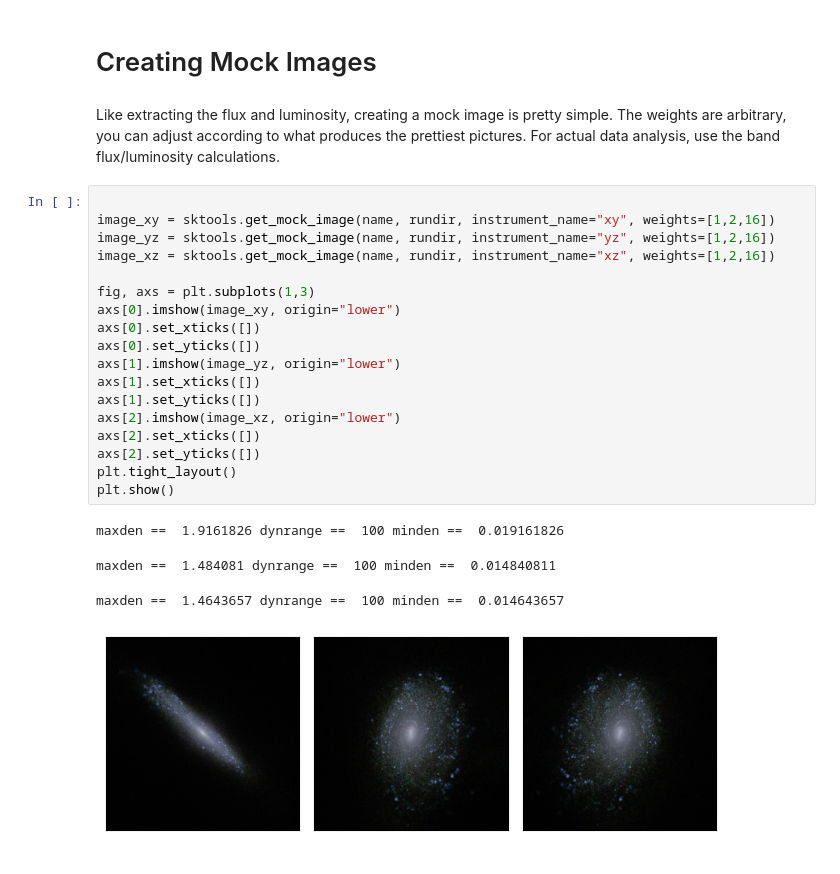
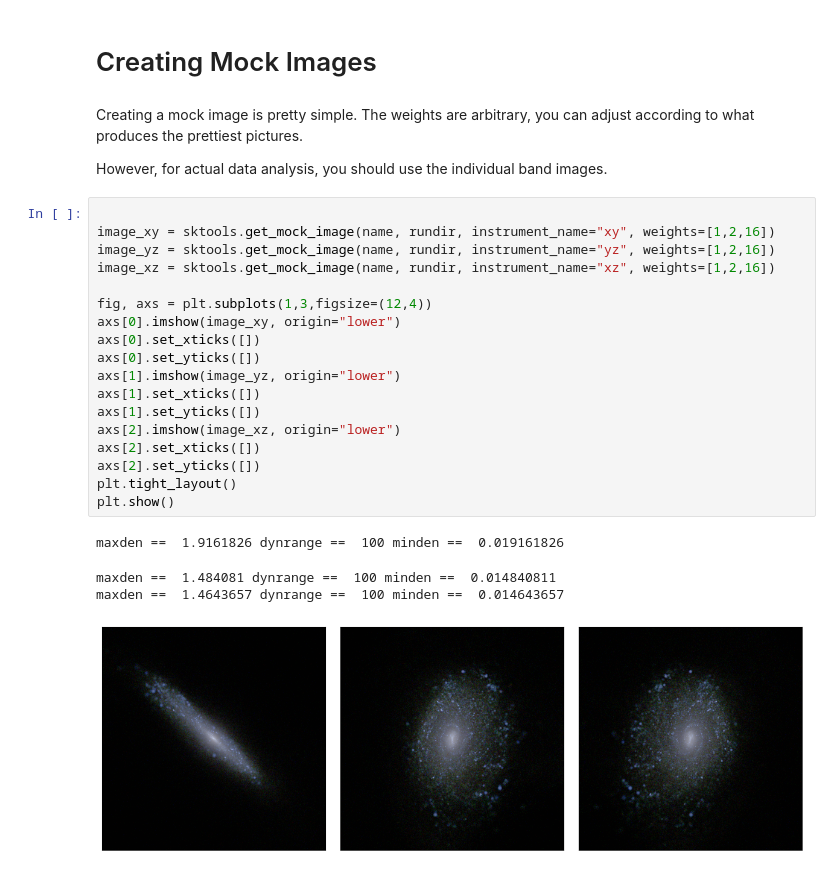
Before and after one commit to mahoganie/SKIRT_tools, a Jupyter notebook: tutorials/3_Analyzing_Outputs.ipynb, the cells around one changed output. Saved outputs shown, nothing was run; the diff lists cells and outputs as text.

```diff
--- a/tutorials/3_Analyzing_Outputs.ipynb
+++ b/tutorials/3_Analyzing_Outputs.ipynb
@@ -54,27 +80,29 @@ Luminosity in r-band (Lsun): 10021530340.0
 # %% [markdown]
 # Creating Mock Images
 # %% [markdown]
-Like extracting the flux and luminosity, creating a mock image is pretty simple. The weights are arbitrary, you can adjust according to what produces the prettiest pictures. For actual data analysis, use the band flux/luminosity calculations.
+Creating a mock image is pretty simple. The weights are arbitrary, you can adjust according to what produces the prettiest pictures.
+
+However, for actual data analysis, you should use the individual band images.
 # %%
 
 image_xy = sktools.get_mock_image(name, rundir, instrument_name="xy", weights=[1,2,16])
 image_yz = sktools.get_mock_image(name, rundir, instrument_name="yz", weights=[1,2,16])
 image_xz = sktools.get_mock_image(name, rundir, instrument_name="xz", weights=[1,2,16])
 
-fig, axs = plt.subplots(1,3)
+fig, axs = plt.subplots(1,3,figsize=(12,4))
 axs[0].imshow(image_xy, origin="lower")
 axs[0].set_xticks([])
 axs[0].set_yticks([])
 axs[1].imshow(image_yz, origin="lower")
 axs[1].set_xticks([])
 axs[1].set_yticks([])
 axs[2].imshow(image_xz, origin="lower")
 axs[2].set_xticks([])
 axs[2].set_yticks([])
 plt.tight_layout()
 plt.show()
 # %% [output]
 maxden ==  1.9161826 dynrange ==  100 minden ==  0.019161826
 maxden ==  1.484081 dynrange ==  100 minden ==  0.014840811
+maxden ==  1.4643657 dynrange ==  100 minden ==  0.014643657
-maxden ==  1.4643657 dynrange ==  100 minden ==  0.014643657
-[figure, old version]
+[figure, new version]
```
Also changed, not shown: parts of 5 cells of this notebook, 2 other files.
